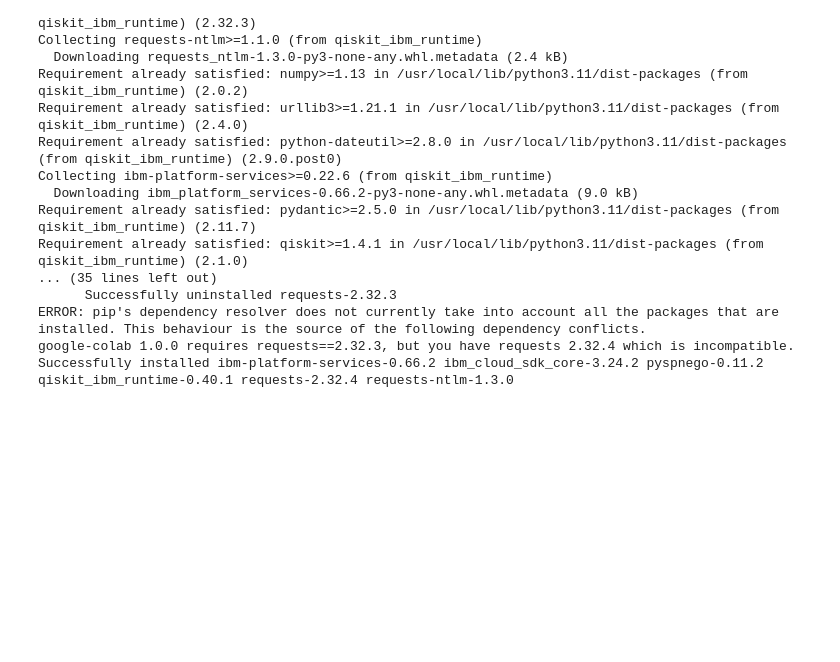
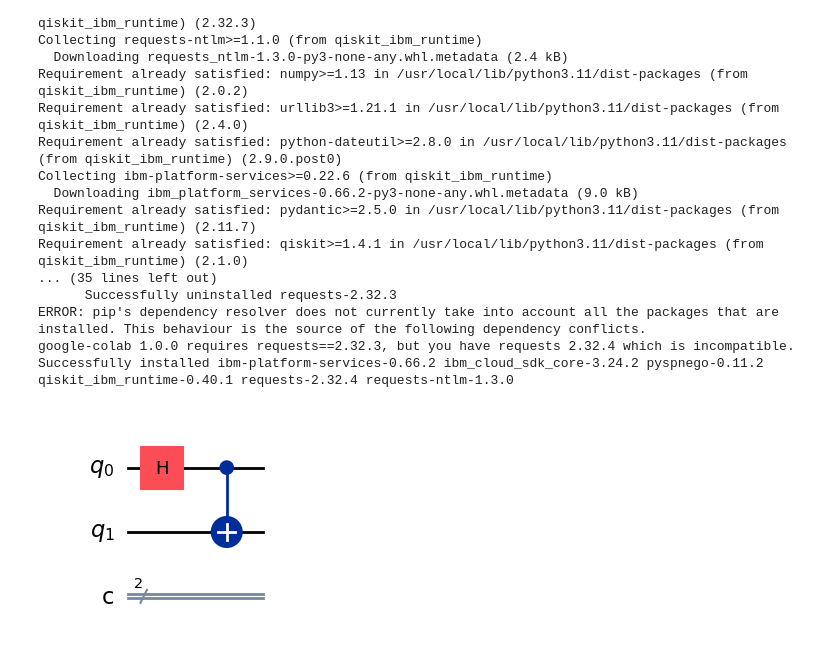
Before and after one commit to heartdevil1/Quantum-computing, a Jupyter notebook: Quantum_computing.ipynb, the cells around one changed output. Saved outputs shown, nothing was run; the diff lists cells and outputs as text; code cells hidden in the pictures; blank space fills up the shorter version.

```diff
--- a/Quantum_computing.ipynb
+++ b/Quantum_computing.ipynb
@@ -105,0 +115,8 @@ Successfully installed ibm-platform-services-0.66.2 ibm_cloud_sdk_core-3.24.2 py
+# %%
+qc=QuantumCircuit(2,2)
+qc.h(0)
+qc.cx(0,1)
+
+qc.draw('mpl')
+# %% [output]
+[figure, added]
```
Also changed, not shown: parts of 7 cells of this notebook.
